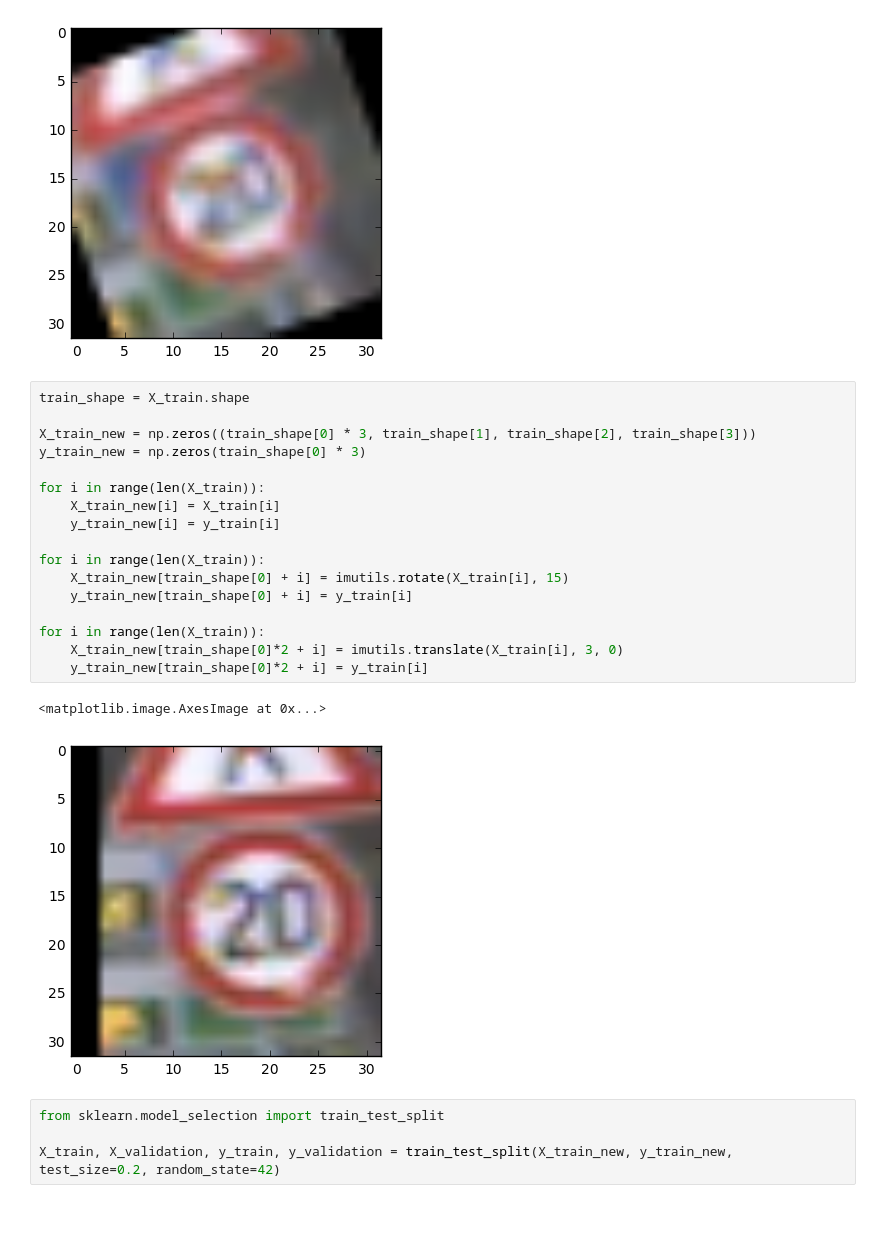
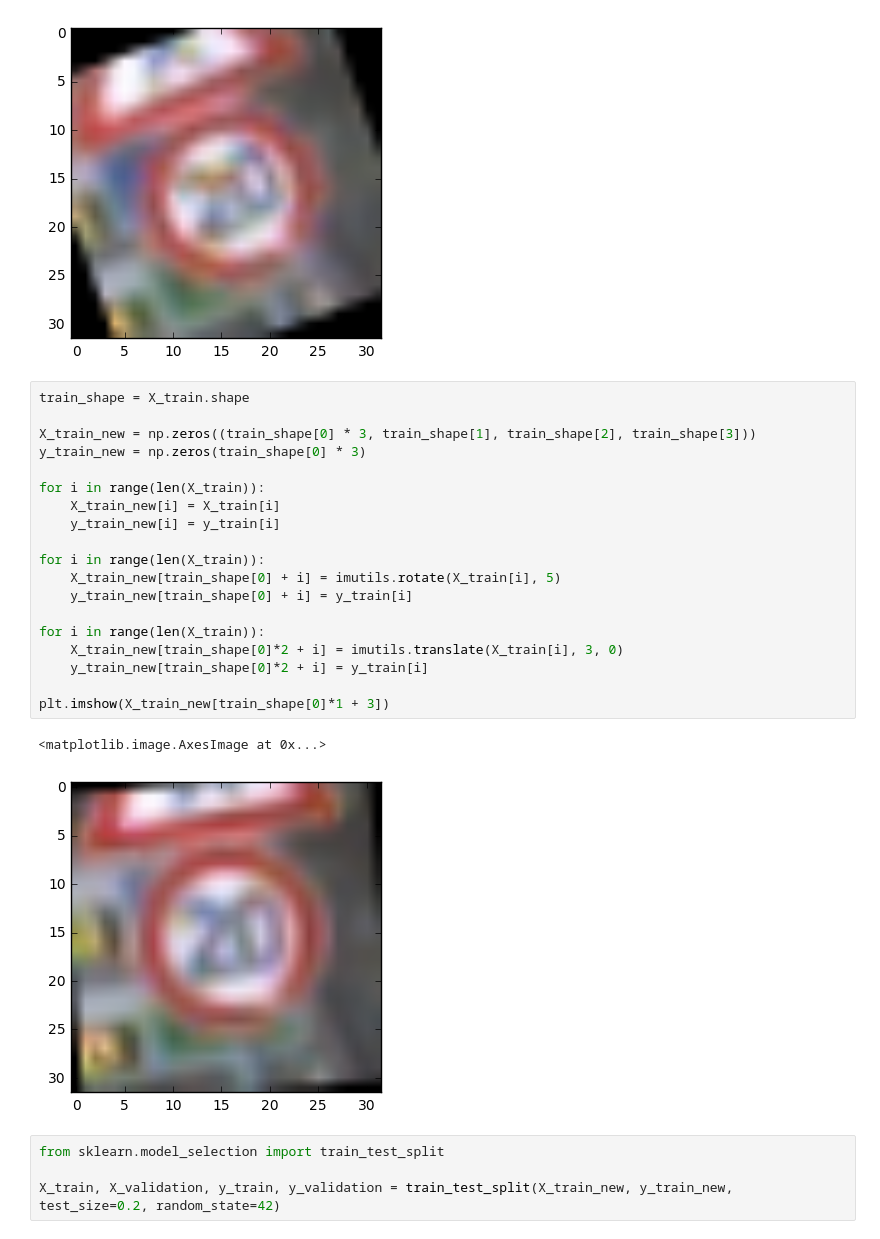
Before and after one commit to hristo-vrigazov/traffic-signs, a Jupyter notebook: Traffic_Sign_Classifier.ipynb, the cells around one changed output. Saved outputs shown, nothing was run; the diff lists cells and outputs as text.

```diff
--- a/Traffic_Sign_Classifier.ipynb
+++ b/Traffic_Sign_Classifier.ipynb
@@ -171,23 +171,25 @@ plt.imshow(slightly_rotated)
 # %%
 train_shape = X_train.shape
 
 X_train_new = np.zeros((train_shape[0] * 3, train_shape[1], train_shape[2], train_shape[3]))
 y_train_new = np.zeros(train_shape[0] * 3)
 
 for i in range(len(X_train)):
     X_train_new[i] = X_train[i]
     y_train_new[i] = y_train[i]
 
 for i in range(len(X_train)):
-    X_train_new[train_shape[0] + i] = imutils.rotate(X_train[i], 15)
+    X_train_new[train_shape[0] + i] = imutils.rotate(X_train[i], 5)
     y_train_new[train_shape[0] + i] = y_train[i]
 
 for i in range(len(X_train)):
     X_train_new[train_shape[0]*2 + i] = imutils.translate(X_train[i], 3, 0)
     y_train_new[train_shape[0]*2 + i] = y_train[i]
+
+plt.imshow(X_train_new[train_shape[0]*1 + 3])
 # %% [output]
 <matplotlib.image.AxesImage at 0x...>
-[figure, old version]
+[figure, new version]
 # %%
 from sklearn.model_selection import train_test_split
 
```
Also changed, not shown: parts of 3 cells of this notebook.
